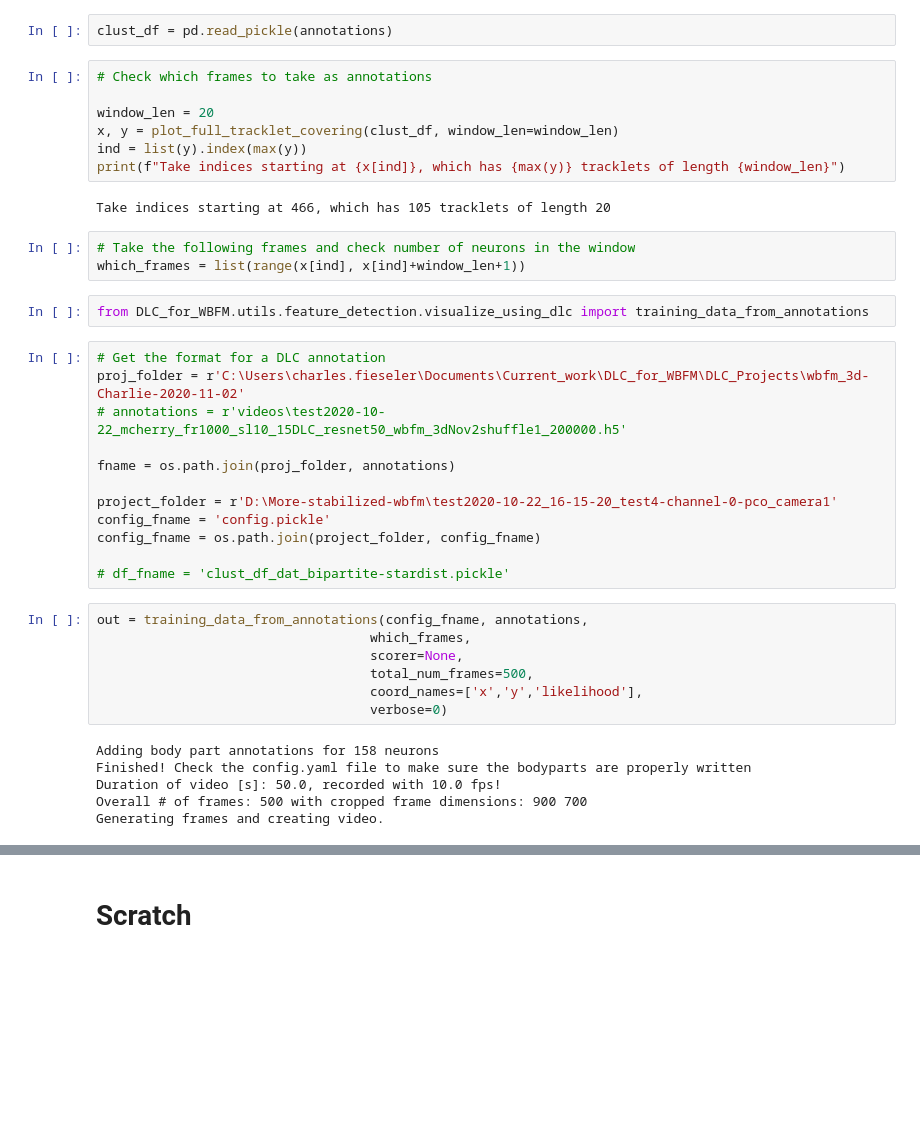
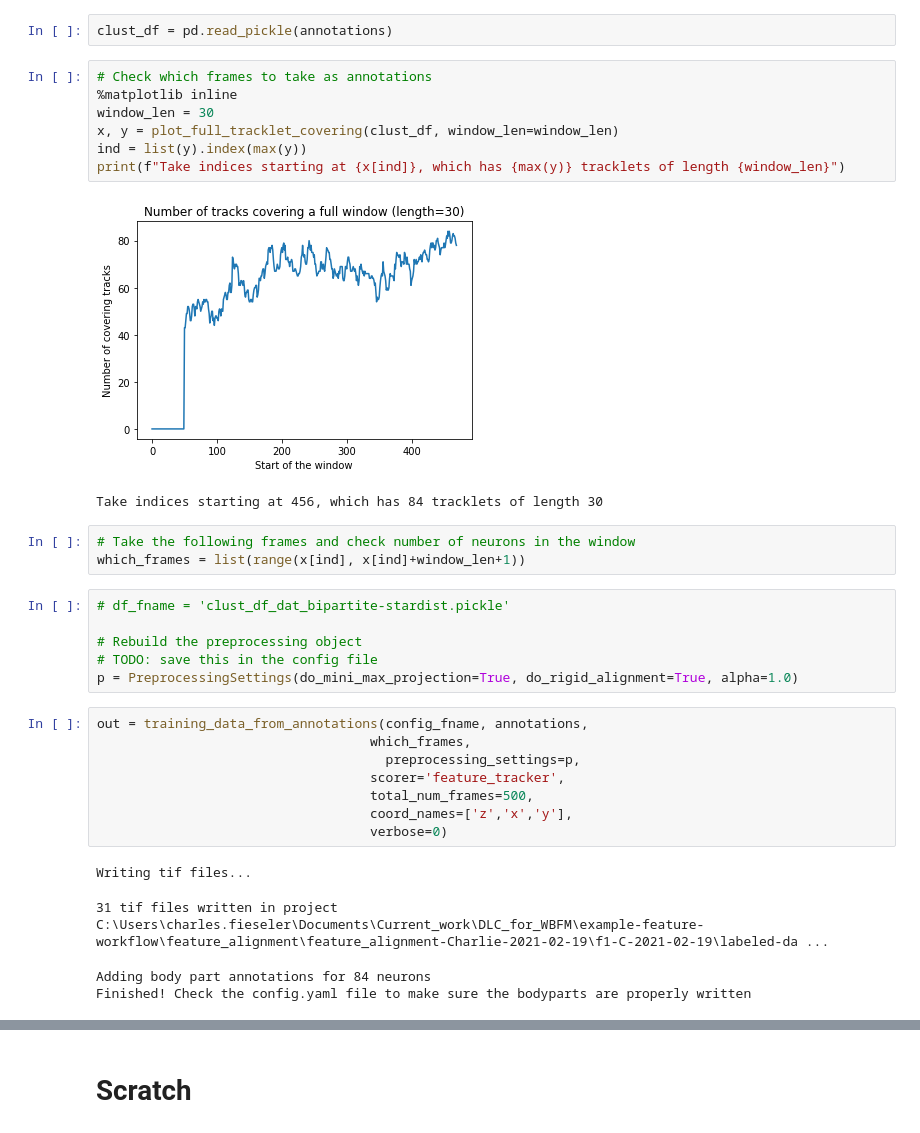
Before and after one commit to Charles-Fieseler/DeepLabCut, a Jupyter notebook: examples/Pipeline_using_feature_tracking.ipynb, the cells around one changed output, grey strips where cells are left out. Drawn from its saved outputs; the diff is of its cells as text; blank space fills up the shorter version.

```diff
--- a/examples/Pipeline_using_feature_tracking.ipynb
+++ b/examples/Pipeline_using_feature_tracking.ipynb
@@ -28,40 +42,33 @@ annotations = os.path.join(bigtiff_folder, subfolder, annotations)
 clust_df = pd.read_pickle(annotations)
 # %%
 # Check which frames to take as annotations
-
-window_len = 20
+%matplotlib inline
+window_len = 30
 x, y = plot_full_tracklet_covering(clust_df, window_len=window_len)
 ind = list(y).index(max(y))
 print(f"Take indices starting at {x[ind]}, which has {max(y)} tracklets of length {window_len}")
 # %% [output]
+[figure, added]
-Take indices starting at 466, which has 105 tracklets of length 20
+Take indices starting at 456, which has 84 tracklets of length 30
 # %%
 # Take the following frames and check number of neurons in the window
 which_frames = list(range(x[ind], x[ind]+window_len+1))
-# %%
-from DLC_for_WBFM.utils.feature_detection.visualize_using_dlc import training_data_from_annotations
-# %%
-# Get the format for a DLC annotation
-proj_folder = r'C:\Users\charles.fieseler\Documents\Current_work\DLC_for_WBFM\DLC_Projects\wbfm_3d-Charlie-2020-11-02'
-# annotations = r'videos\test2020-10-22_mcherry_fr1000_sl10_15DLC_resnet50_wbfm_3dNov2shuffle1_200000.h5'
-
-fname = os.path.join(proj_folder, annotations)
-
-project_folder = r'D:\More-stabilized-wbfm\test2020-10-22_16-15-20_test4-channel-0-pco_camera1'
-config_fname = 'config.pickle'
-config_fname = os.path.join(project_folder, config_fname)
-
-# df_fname = 'clust_df_dat_bipartite-stardist.pickle'
+# %%
+# df_fname = 'clust_df_dat_bipartite-stardist.pickle'
+
+# Rebuild the preprocessing object
+# TODO: save this in the config file
+p = PreprocessingSettings(do_mini_max_projection=True, do_rigid_alignment=True, alpha=1.0)
 # %%
 out = training_data_from_annotations(config_fname, annotations,
                                    which_frames,
-                                   scorer=None,
+                                     preprocessing_settings=p,
+                                   scorer='feature_tracker',
                                    total_num_frames=500,
-                                   coord_names=['x','y','likelihood'],
+                                   coord_names=['z','x','y'],
                                    verbose=0)
 # %% [output]
-Adding body part annotations for 158 neurons
-Finished! Check the config.yaml file to make sure the bodyparts are properly written
-Duration of video [s]: 50.0, recorded with 10.0 fps!
-Overall # of frames: 500 with cropped frame dimensions: 900 700
-Generating frames and creating video.
+Writing tif files...
+31 tif files written in project C:\Users\charles.fieseler\Documents\Current_work\DLC_for_WBFM\example-feature-workflow\feature_alignment\feature_alignment-Charlie-2021-02-19\f1-C-2021-02-19\labeled-da ...
+Adding body part annotations for 84 neurons
+Finished! Check the config.yaml file to make sure the bodyparts are properly written
```
Also changed, not shown: parts of 8 cells of this notebook, 7 other files.
